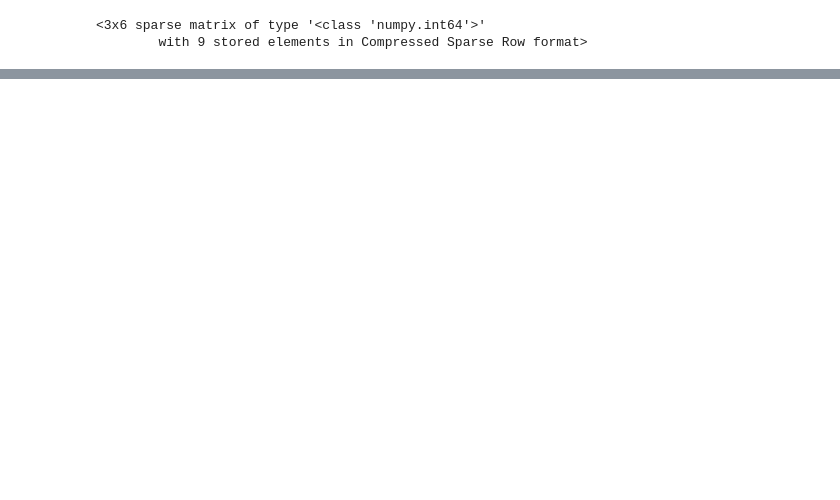
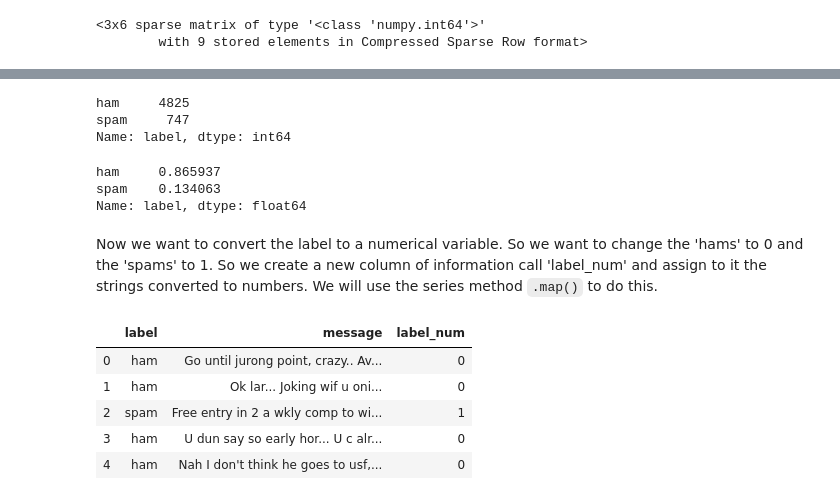
Before and after one commit to michaelreinhard/nlp_markham, a Jupyter notebook: 2020_redo.ipynb, the cells around one changed output, grey strips where cells are left out. Saved outputs shown, nothing was run; the diff lists cells and outputs as text; code cells hidden in the pictures; blank space fills up the shorter version.

```diff
--- a/2020_redo.ipynb
+++ b/2020_redo.ipynb
@@ -123,0 +185,3 @@ simple_train_dtm
+# %%
+path = './data/sms.tsv'
+sms = pd.read_table(path, header=None, names=['label','message'])
@@ -123,0 +206,25 @@ simple_train_dtm
+# %%
+sms.label.value_counts()
+# %% [output]
+ham     4825
+spam     747
+Name: label, dtype: int64
+# %%
+sms.label.value_counts()/len(sms)
+# %% [output]
+ham     0.865937
+spam    0.134063
+Name: label, dtype: float64
+# %% [markdown]
+Now we want to convert the label to a numerical variable. So we want to change the 'hams' to 0 and the 'spams' to 1. So we create a new column of information call 'label_num' and assign to it the strings converted to numbers. We will use the series method `.map()` to do this.
+# %%
+sms['label_num'] = sms.label.map({'ham':0, 'spam':1})
+# %%
+sms.head()
+# %% [output]
+|  | label | message | label_num |
+| 0 | ham | Go until jurong point, crazy.. Av... | 0 |
+| 1 | ham | Ok lar... Joking wif u oni... | 0 |
+| 2 | spam | Free entry in 2 a wkly comp to wi... | 1 |
+| 3 | ham | U dun say so early hor... U c alr... | 0 |
+| 4 | ham | Nah I don't think he goes to usf,... | 0 |
```
Also changed, not shown: parts of 94 cells of this notebook.
